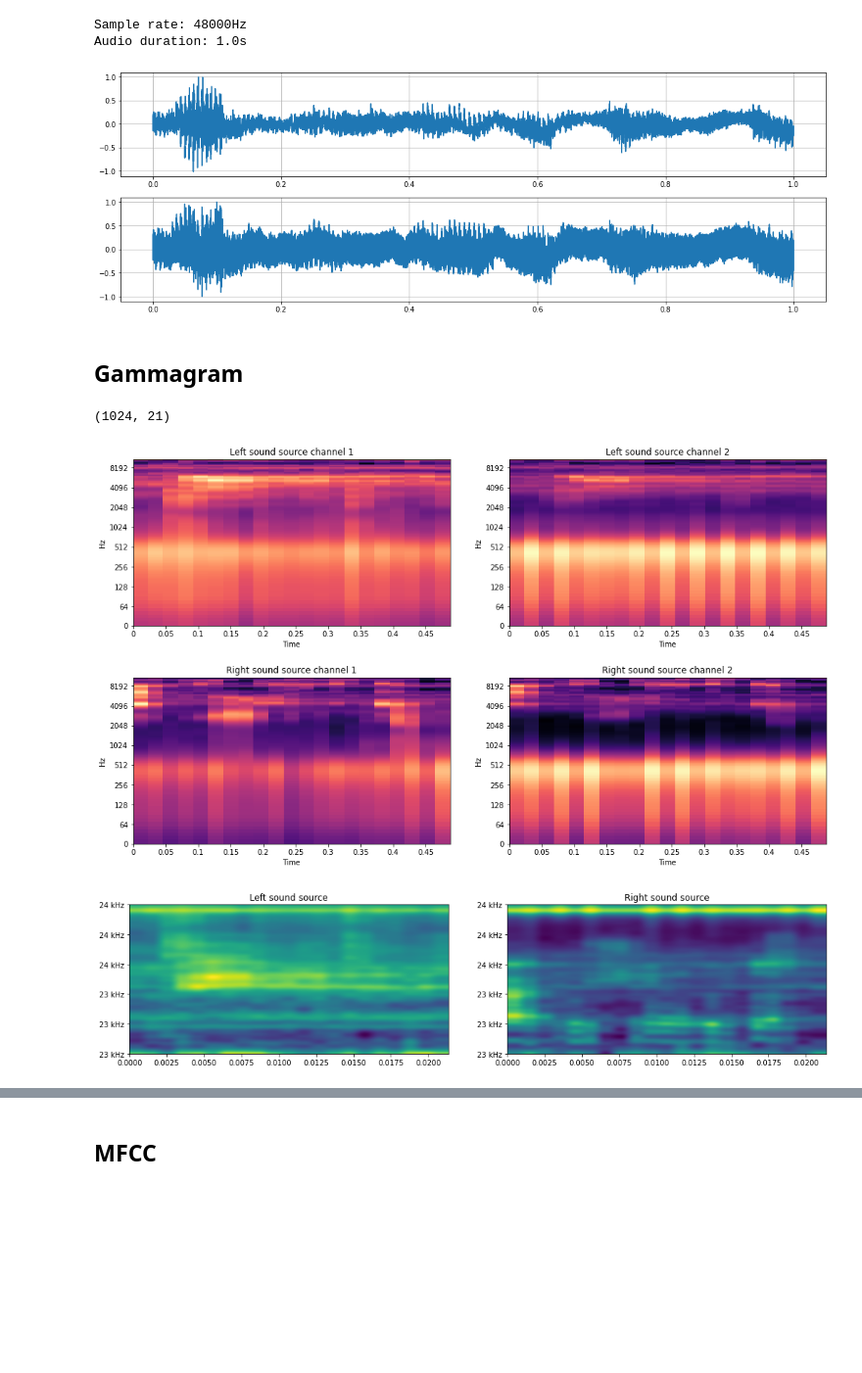
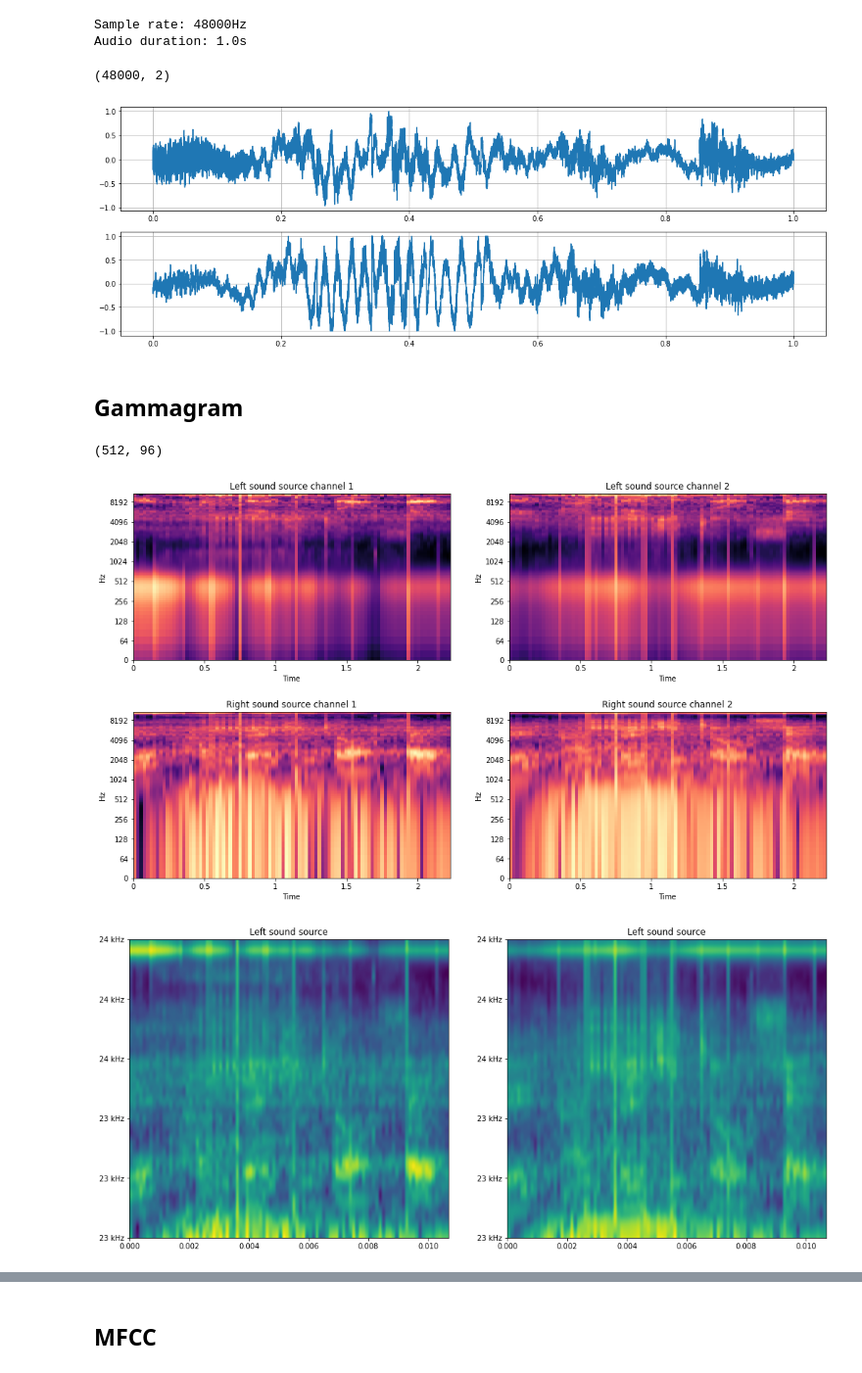
Before and after one commit to omareldardear/soundLocalizer, a Jupyter notebook: python-scripts/analysis/data/analysis.ipynb, the cells around one changed output, grey strips where cells are left out. Shown at 98% size. Saved outputs shown, nothing was run; the diff lists cells and outputs as text; code cells hidden in the pictures; blank space fills up the shorter version.

```diff
--- a/python-scripts/analysis/data/analysis.ipynb
+++ b/python-scripts/analysis/data/analysis.ipynb
@@ -203,7 +202,7 @@ from utils import gcc_phat, butter_lowpass_filter, get_fft_gram
 
 PATH_DATA='/home/jonas/Desktop/dataset-1000'
 filename_left = df_chunck_test.query('labels == 1')['audio_filename'].values[4]
-filename_right = df_chunck_test.query('labels == 3')['audio_filename'].values[1]
+filename_right = df_chunck_test.query('labels == 6')['audio_filename'].values[6]
 # %%
 def normalize_audio(audio):
     audio = audio / np.max(np.abs(audio))
@@ -222,30 +221,35 @@ Audio duration: 1.0s
 audio1 = normalize_audio(right_audio[:,0])
 audio2 = normalize_audio(right_audio[:,1])
 
+norm_audio = np.stack((audio1, audio2), axis=1)
+
 fig, ((ax1), (ax2)) = plt.subplots(2,1 ,figsize=(18,6) )
 
-ax1.plot(np.linspace(0, len(audio1) / fs, num=len(audio)), audio1)
+ax1.plot(np.linspace(0, len(audio1) / fs, num=len(audio1)), audio1)
 ax1.grid(True)
 
-ax2.plot(np.linspace(0, len(audio2) / fs, num=len(audio)), audio2)
+ax2.plot(np.linspace(0, len(audio2) / fs, num=len(audio1)), audio2)
 ax2.grid(True)
+
+print(norm_audio.shape)
 # %% [output]
+(48000, 2)
-[figure, old version]
+[figure, new version]
 # %% [markdown]
 ## Gammagram
 # %%
-left_gammagram1, left_gammagram2  = get_fft_gram(left_audio, fs, channels=1024)
-right_gammagram1, right_gammagram2 = get_fft_gram(right_audio, fs, channels=1024)
+left_gammagram1, left_gammagram2  = get_fft_gram(norm_audio, fs, channels=512, time_window=0.02)
+right_gammagram1, right_gammagram2 = get_fft_gram(right_audio, fs, channels=512, time_window=0.02)
 
-left_gammagram1 = np.flipud(20 * np.log10(left_gammagram1))
-left_gammagram2 = np.flipud(20 * np.log10(left_gammagram2))
+# left_gammagram1 = np.flipud(20 * np.log10(left_gammagram1))
+# left_gammagram2 = np.flipud(20 * np.log10(left_gammagram2))
 
 right_gammagram1 = np.flipud(20 * np.log10(right_gammagram1))
 right_gammagram2 = np.flipud(20 * np.log10(right_gammagram2))
 
 print(left_gammagram1.shape)
 # %% [output]
-(1024, 21)
+(512, 96)
 # %%
 fig, ((ax1, ax2), (ax3, ax4)) = plt.subplots(2,2 , figsize=(15,9))
 fig.tight_layout(pad=5.0)
@@ -265,7 +269,7 @@ ax4.set_title("Right sound source channel 2")
 
 plt.show()
 # %% [output]
-[figure, old version]
+[figure, new version]
 # %%
 import matplotlib
 
@@ -337,21 +341,23 @@ class ERBFormatter(matplotlib.ticker.EngFormatter):
 # %%
 import scipy
 
 duration = len(left_gammagram1) / fs
 
 formatter = ERBFormatter(20, fs/2, unit='Hz', places=0)
 
 fig, ((ax1), (ax2)) = plt.subplots(1,2 , figsize=(15,9))
 fig.tight_layout(pad=5.0)
 
 aspect_ratio = duration/scipy.constants.golden
 
 ax1.imshow(left_gammagram1, extent=[0, duration, 0.01, 0])
 ax1.set_title("Left sound source")
 ax1.yaxis.set_major_formatter(formatter)
 
-ax2.imshow(right_gammagram2, extent=[0, duration, 0.01, 0])
-ax2.set_title("Right sound source")
+
+
+ax2.imshow(left_gammagram2, extent=[0, duration, 0.01, 0])
+ax2.set_title("Left sound source")
 ax2.yaxis.set_major_formatter(formatter)
 # %% [output]
-[figure, old version]
+[figure, new version]
```
Also changed, not shown: parts of 11 cells of this notebook, 3 other files.
